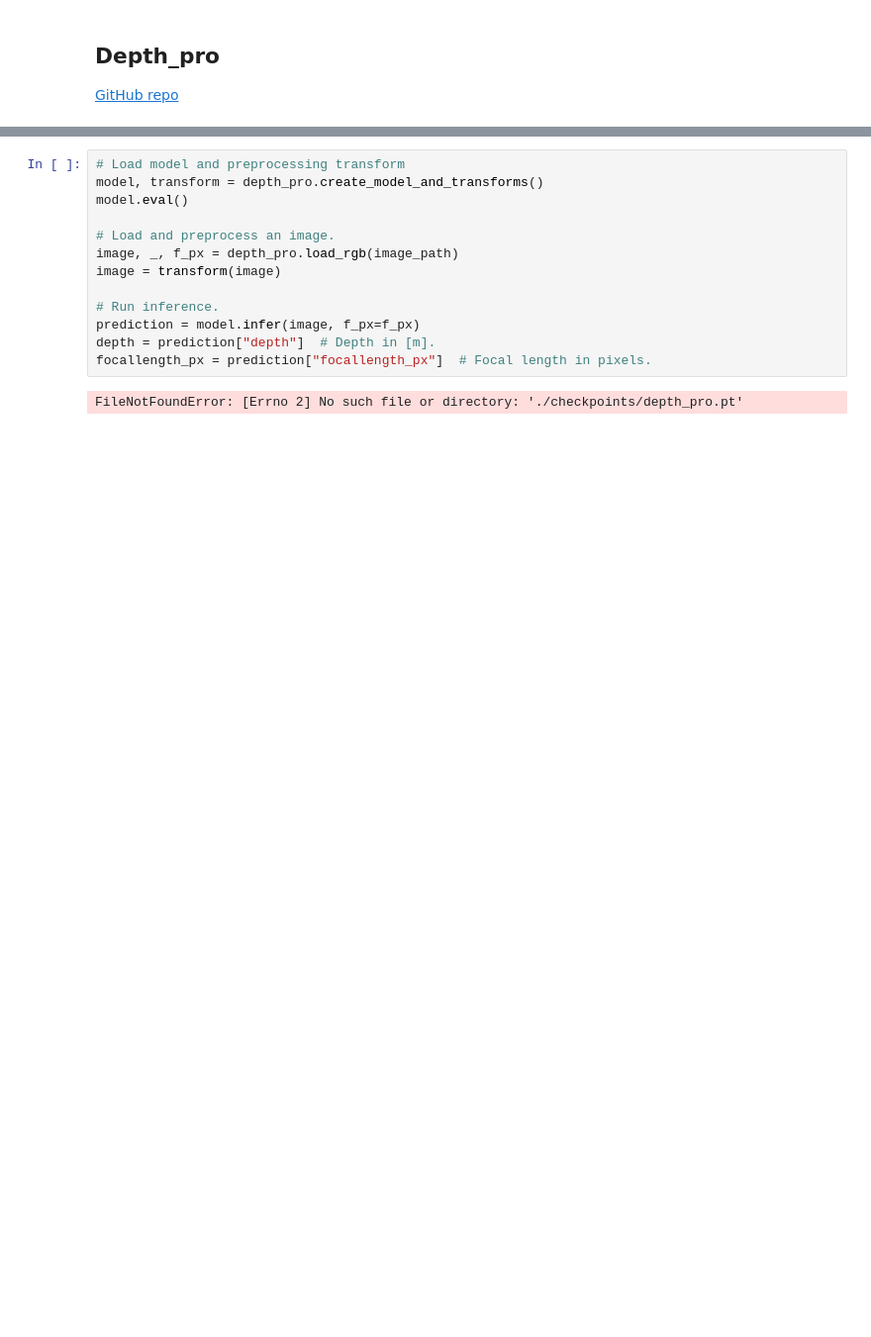
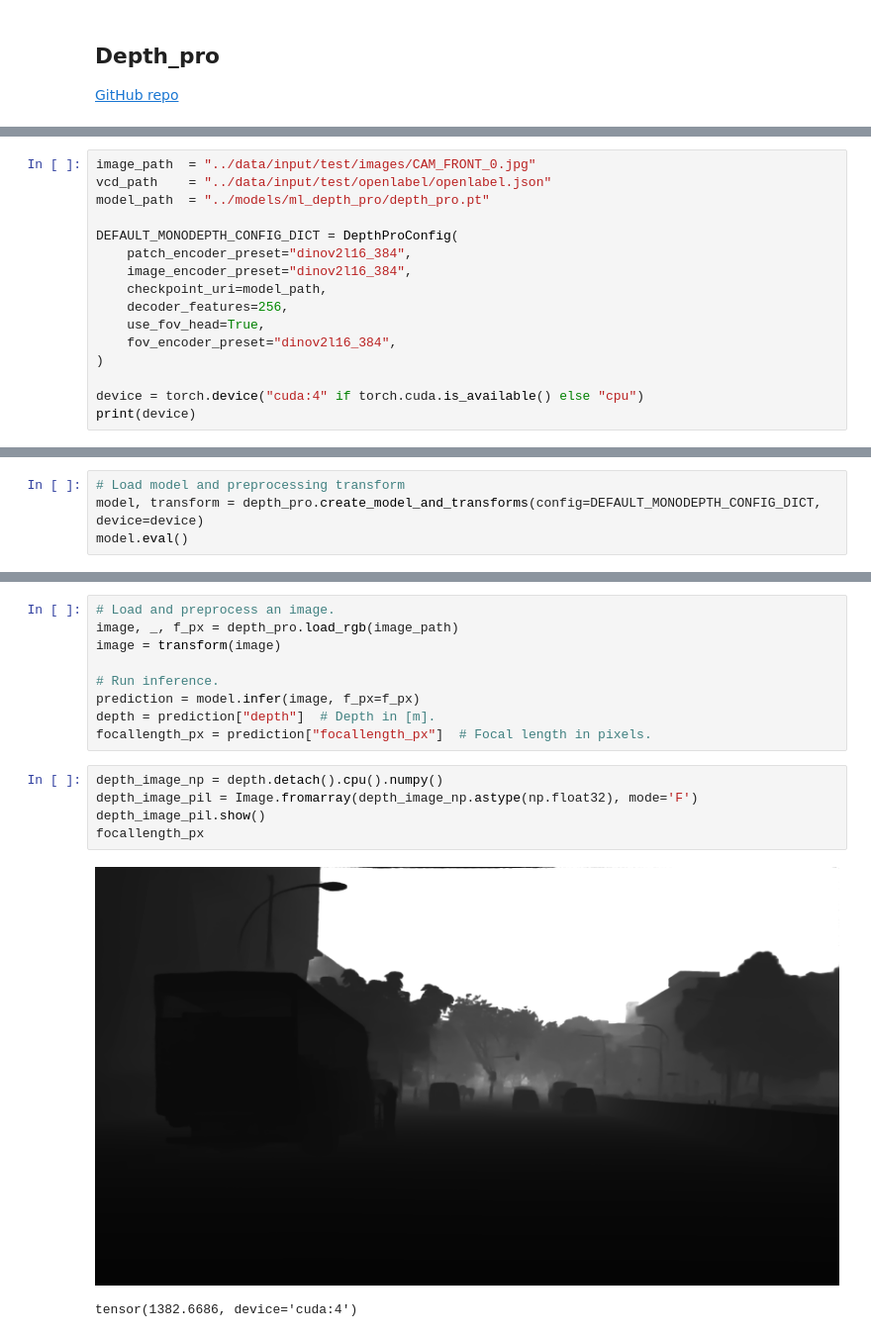
Before and after one commit to alanglk/BEV2Seg_2, a Jupyter notebook: src/depth_pro_test.ipynb, the cells around one changed output, grey strips where cells are left out. Shown at 99% size. Drawn from its saved outputs; the diff is of its cells as text; blank space fills up the shorter version.

```diff
--- a/src/depth_pro_test.ipynb
+++ b/src/depth_pro_test.ipynb
@@ -8,0 +17,16 @@ image_path = "data/input/test/images/CAM_FRONT_0.jpg"
+# %%
+image_path  = "../data/input/test/images/CAM_FRONT_0.jpg"
+vcd_path    = "../data/input/test/openlabel/openlabel.json"
+model_path  = "../models/ml_depth_pro/depth_pro.pt"
+
+DEFAULT_MONODEPTH_CONFIG_DICT = DepthProConfig(
+    patch_encoder_preset="dinov2l16_384",
+    image_encoder_preset="dinov2l16_384",
+    checkpoint_uri=model_path,
+    decoder_features=256,
+    use_fov_head=True,
+    fov_encoder_preset="dinov2l16_384",
+)
+
+device = torch.device("cuda:4" if torch.cuda.is_available() else "cpu")
+print(device)
@@ -8,0 +35,4 @@ image_path = "data/input/test/images/CAM_FRONT_0.jpg"
+# %%
+# Load model and preprocessing transform
+model, transform = depth_pro.create_model_and_transforms(config=DEFAULT_MONODEPTH_CONFIG_DICT, device=device)
+model.eval()
@@ -9,8 +57,4 @@ image_path = "data/input/test/images/CAM_FRONT_0.jpg"
 # %%
-# Load model and preprocessing transform
-model, transform = depth_pro.create_model_and_transforms()
-model.eval()
-
 # Load and preprocess an image.
 image, _, f_px = depth_pro.load_rgb(image_path)
 image = transform(image)
@@ -19,5 +63,11 @@ image = transform(image)
 prediction = model.infer(image, f_px=f_px)
 depth = prediction["depth"]  # Depth in [m].
 focallength_px = prediction["focallength_px"]  # Focal length in pixels.
-# %% [output]
-FileNotFoundError: [Errno 2] No such file or directory: './checkpoints/depth_pro.pt'
+# %%
+depth_image_np = depth.detach().cpu().numpy()
+depth_image_pil = Image.fromarray(depth_image_np.astype(np.float32), mode='F')
+depth_image_pil.show()
+focallength_px
+# %% [output]
+[figure, added]
+tensor(1382.6686, device='cuda:4')
```
Also changed, not shown: parts of 7 cells of this notebook, 9 other files.
